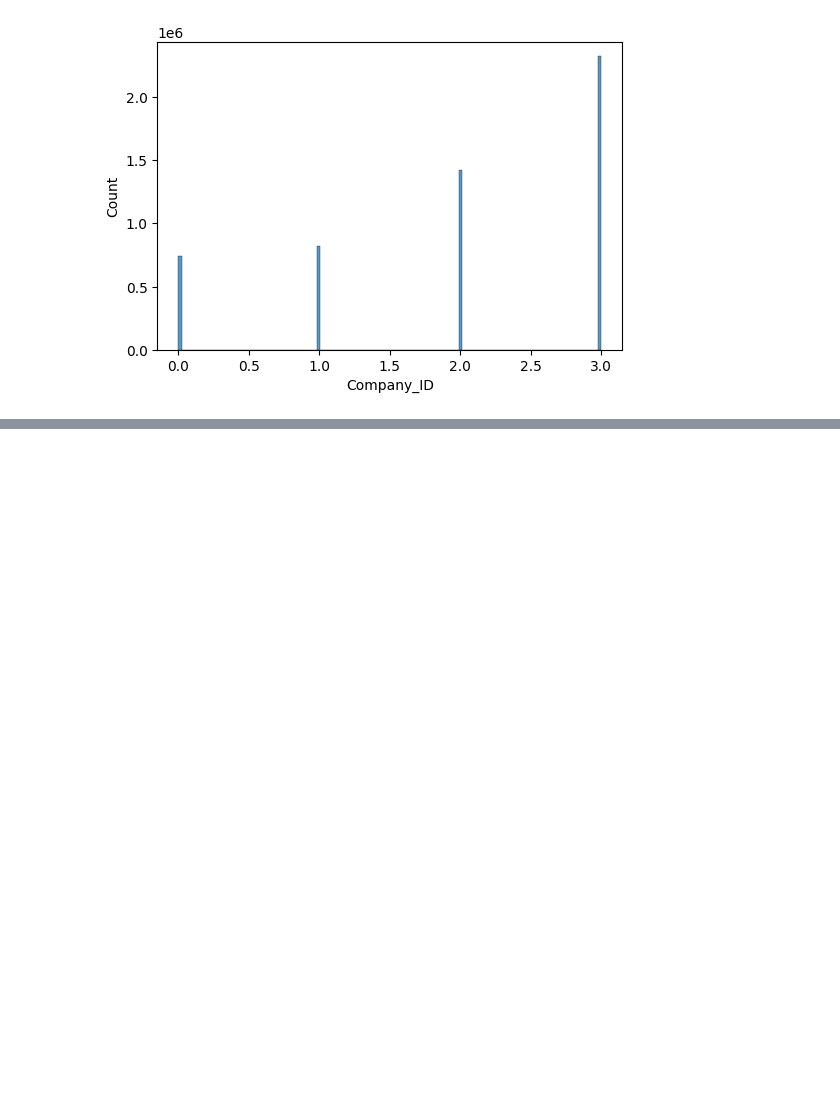
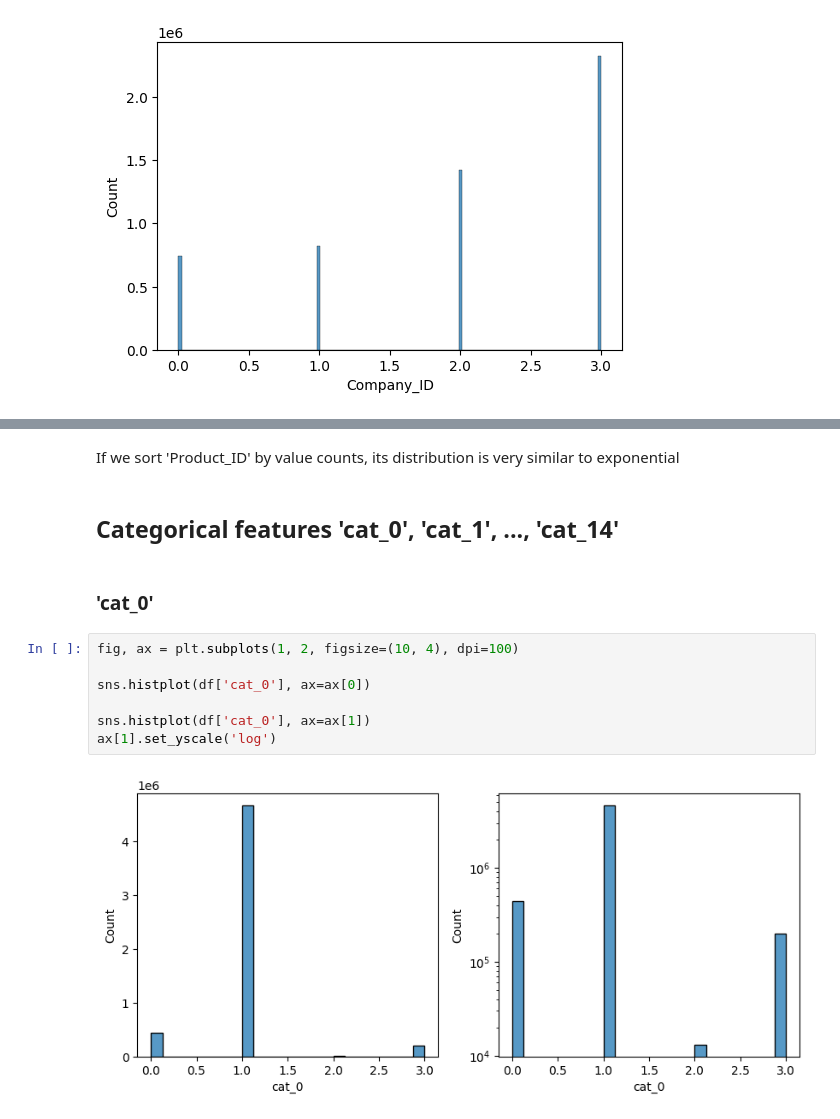
Before and after one commit to gotheartem/ioai-kaggle, a Jupyter notebook: competition-1/eda.ipynb, the cells around one changed output, grey strips where cells are left out. Cells and saved outputs as stored; diff of their text form; blank space fills up the shorter version.

Commit message:
eda progress - categorical features overview

```diff
--- a/competition-1/eda.ipynb
+++ b/competition-1/eda.ipynb
@@ -120,0 +173,15 @@ Name: count, Length: 14413, dtype: int64
+# %% [markdown]
+If we sort 'Product_ID' by value counts, its distribution is very similar to exponential
+# %% [markdown]
+## Categorical features 'cat_0', 'cat_1', ..., 'cat_14'
+# %% [markdown]
+### 'cat_0'
+# %%
+fig, ax = plt.subplots(1, 2, figsize=(10, 4), dpi=100)
+
+sns.histplot(df['cat_0'], ax=ax[0])
+
+sns.histplot(df['cat_0'], ax=ax[1])
+ax[1].set_yscale('log')
+# %% [output]
+[figure, added]
```
Also changed, not shown: parts of 75 cells of this notebook.
